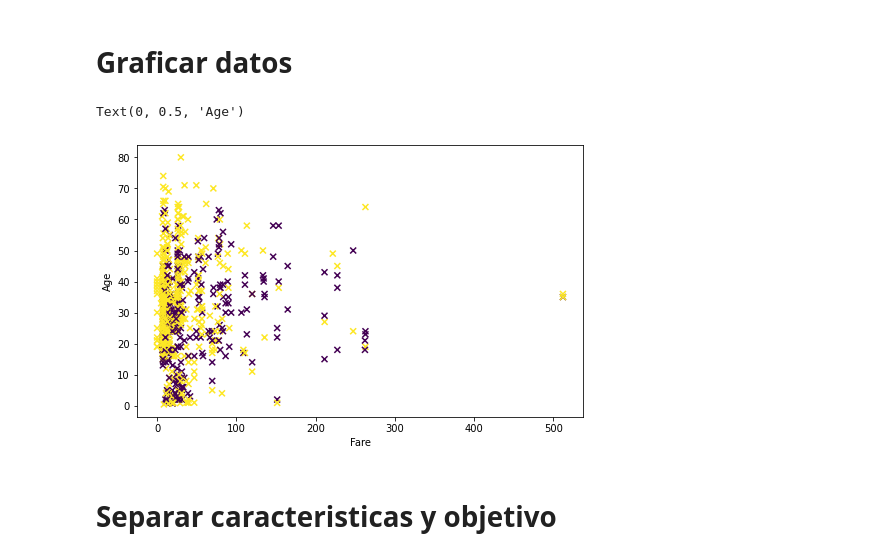
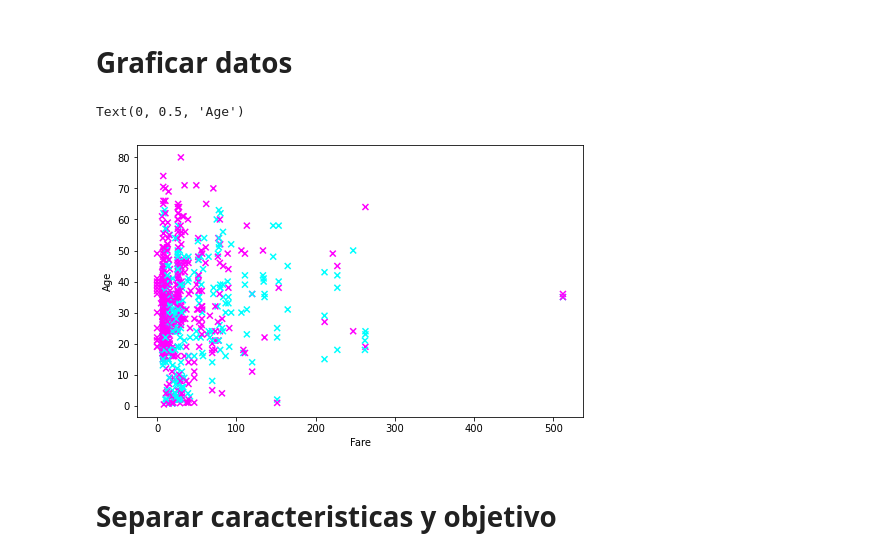
Before and after one commit to EMcoding17/ExtraccionConocimientosDeBD, a Jupyter notebook: Actividad07/Titanic.ipynb, the cells around one changed output. Drawn from its saved outputs; the diff is of its cells as text; code cells hidden in the pictures.

```diff
--- a/Actividad07/Titanic.ipynb
+++ b/Actividad07/Titanic.ipynb
@@ -123,12 +123,12 @@ df['Male'].sum()
 # %%
 plt.figure(figsize=(8,5))
 #Se grafican las columnas Fare con relacion a Age y se muestra por color segun sea la columna Male
-plt.scatter(df['Fare'], df['Age'], c=df['Male'], marker='x')
+plt.scatter(df['Fare'], df['Age'], c=df['Male'], marker='x', cmap="cool")
 plt.xlabel('Fare')
 plt.ylabel('Age')
 # %% [output]
 Text(0, 0.5, 'Age')
-[figure, old version]
+[figure, new version]
 # %% [markdown]
 # **Separar caracteristicas y objetivo**
 # %%
```
Also changed, not shown: parts of 22 cells of this notebook.
